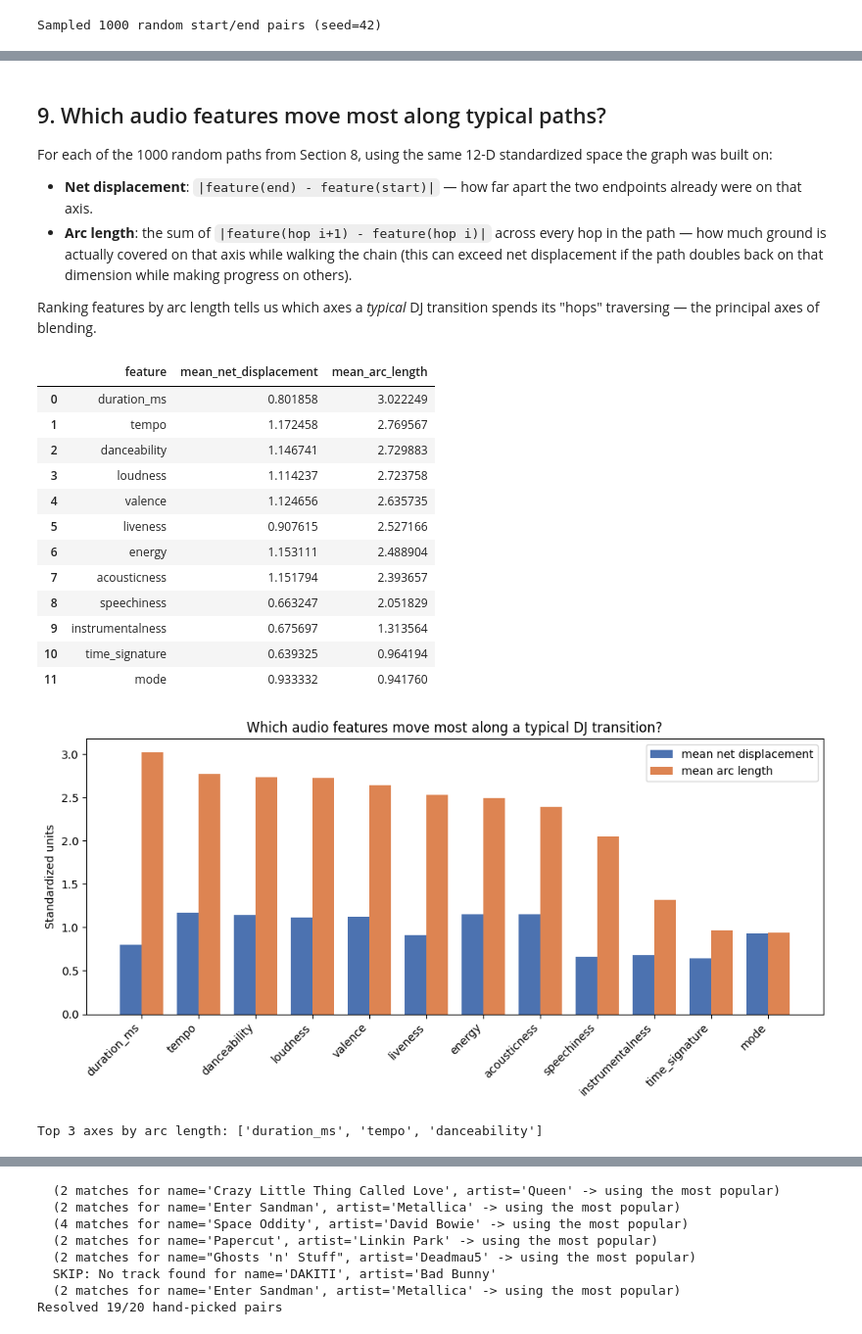
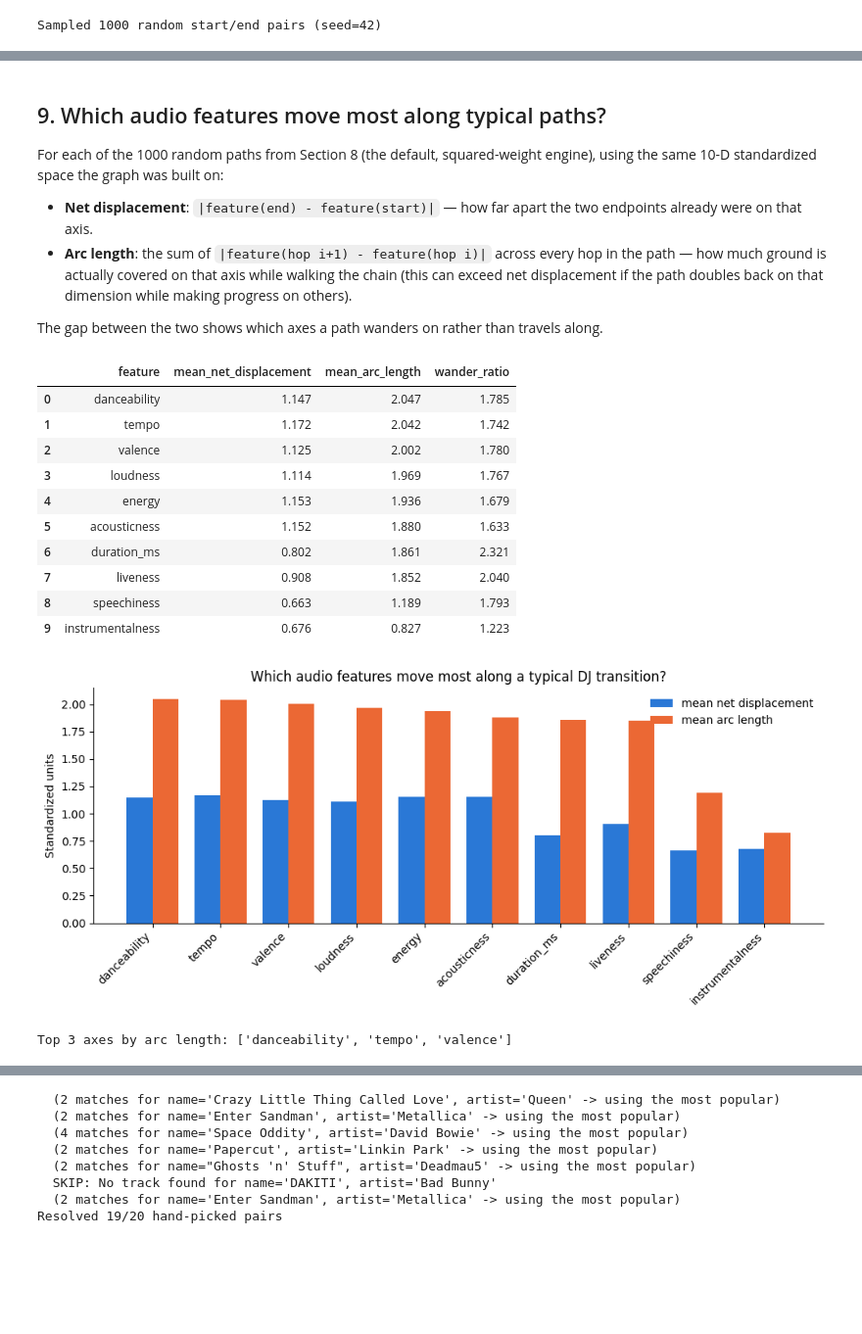
Before and after one commit to Jayesh-980/PRML-Project-, a Jupyter notebook: dj_engine.ipynb, the cells around one changed output, grey strips where cells are left out. Shown at 98% size. Cells and saved outputs as stored; diff of their text form; code cells hidden in the pictures; blank space fills up the shorter version.

```diff
--- a/dj_engine.ipynb
+++ b/dj_engine.ipynb
@@ -343,8 +402,8 @@ test2_start = get_song_id("Nancy Mulligan", "Ed Sheeran")
 test2_end = get_song_id("New Man", "Ed Sheeran")
 
 test2_path_ids, test2_path_df, test2_weight = find_transition(
-    test2_start, test2_end, knn_graph, id_to_idx, idx_to_id, tracks
+    test2_start, test2_end, DJ_GRAPH, id_to_idx, idx_to_id, tracks
 )
-display_path(test2_path_df, "Test 2: Ed Sheeran - Nancy Mulligan  -->  Ed Sheeran - New Man", test2_weight)
+display_path(test2_path_df, "Test 2: Ed Sheeran - Nancy Mulligan  -->  Ed Sheeran - New Man")
 # %% [output]
 === Test 2: Ed Sheeran - Nancy Mulligan  -->  Ed Sheeran - New Man ===
@@ -359,8 +418,8 @@ test3_start = get_song_id("Hello, Goodbye", "Beatles")
 test3_end = get_song_id("Levitating", "Dua Lipa")
 
 test3_path_ids, test3_path_df, test3_weight = find_transition(
-    test3_start, test3_end, knn_graph, id_to_idx, idx_to_id, tracks
+    test3_start, test3_end, DJ_GRAPH, id_to_idx, idx_to_id, tracks
 )
-display_path(test3_path_df, "Test 3: The Beatles - Hello, Goodbye (1967)  -->  Dua Lipa - Levitating (2020)", test3_weight)
+display_path(test3_path_df, "Test 3: The Beatles - Hello, Goodbye (1967)  -->  Dua Lipa - Levitating (2020)")
 # %% [output]
 === Test 3: The Beatles - Hello, Goodbye (1967)  -->  Dua Lipa - Levitating (2020) ===
@@ -400,0 +436,4 @@ distributions.
+# %%
+for name, ids in [("Test 1", test1_path_ids), ("Test 2", test2_path_ids), ("Test 3", test3_path_ids)]:
+    steps = path_steps(ids)
+    print(f"{name}: {len(ids) - 1:2d} hops | largest step {steps.max():.3f} | total distance {steps.sum():.3f}")
@@ -482,8 +633,8 @@ Total weight: mean=11.373  median=12.517  min=1.206  max=29.847
 # %% [markdown]
 ## 9. Which audio features move most along typical paths?
 
-For each of the 1000 random paths from Section 8, using the same 12-D standardized
-space the graph was built on:
+For each of the 1000 random paths from Section 8 (the default, squared-weight engine), using
+the same 10-D standardized space the graph was built on:
 
 - **Net displacement**: `|feature(end) - feature(start)|` — how far apart the two
   endpoints already were on that axis.
@@ -492,60 +643,59 @@ space the graph was built on:
   (this can exceed net displacement if the path doubles back on that dimension while
   making progress on others).
 
-Ranking features by arc length tells us which axes a *typical* DJ transition spends its
-"hops" traversing — the principal axes of blending.
+The gap between the two shows which axes a path wanders on rather than travels along.
 # %%
-feature_net_disp = np.zeros(len(AUDIO_FEATURES))
-feature_arc_length = np.zeros(len(AUDIO_FEATURES))
+feature_net_disp = np.zeros(len(GRAPH_FEATURES))
+feature_arc_length = np.zeros(len(GRAPH_FEATURES))
 
-for r in random_path_results:
-    feats = X_scaled[r["path_idx"]]  # (hop_count + 1, 12), standardized units
+for path_idx in random_paths:
+    feats = X_graph[path_idx]  # (hop_count + 1, 10), standardized units
     feature_net_disp += np.abs(feats[-1] - feats[0])
     feature_arc_length += np.abs(np.diff(feats, axis=0)).sum(axis=0)
 
-n_paths = len(random_path_results)
+n_paths = len(random_paths)
 feature_net_disp /= n_paths
 feature_arc_length /= n_paths
 
 feature_stats = pd.DataFrame({
-    "feature": AUDIO_FEATURES,
+    "feature": GRAPH_FEATURES,
     "mean_net_displacement": feature_net_disp,
     "mean_arc_length": feature_arc_length,
+    "wander_ratio": feature_arc_length / feature_net_disp,
 }).sort_values("mean_arc_length", ascending=False).reset_index(drop=True)
 
-display(feature_stats)
+display(feature_stats.round(3))
 # %% [output]
-|  | feature | mean_net_displacement | mean_arc_length |
-| 0 | duration_ms | 0.801858 | 3.022249 |
-| 1 | tempo | 1.172458 | 2.769567 |
-| 2 | danceability | 1.146741 | 2.729883 |
-| 3 | loudness | 1.114237 | 2.723758 |
-| 4 | valence | 1.124656 | 2.635735 |
-| 5 | liveness | 0.907615 | 2.527166 |
-| 6 | energy | 1.153111 | 2.488904 |
-| 7 | acousticness | 1.151794 | 2.393657 |
-| 8 | speechiness | 0.663247 | 2.051829 |
-| 9 | instrumentalness | 0.675697 | 1.313564 |
-| 10 | time_signature | 0.639325 | 0.964194 |
-| 11 | mode | 0.933332 | 0.941760 |
+|  | feature | mean_net_displacement | mean_arc_length | wander_ratio |
+| 0 | danceability | 1.147 | 2.047 | 1.785 |
+| 1 | tempo | 1.172 | 2.042 | 1.742 |
+| 2 | valence | 1.125 | 2.002 | 1.780 |
+| 3 | loudness | 1.114 | 1.969 | 1.767 |
+| 4 | energy | 1.153 | 1.936 | 1.679 |
+| 5 | acousticness | 1.152 | 1.880 | 1.633 |
+| 6 | duration_ms | 0.802 | 1.861 | 2.321 |
+| 7 | liveness | 0.908 | 1.852 | 2.040 |
+| 8 | speechiness | 0.663 | 1.189 | 1.793 |
+| 9 | instrumentalness | 0.676 | 0.827 | 1.223 |
 # %%
-fig, ax = plt.subplots(figsize=(10, 5))
+fig, ax = plt.subplots(figsize=(10, 4.5))
 x = np.arange(len(feature_stats))
 width = 0.38
 
-ax.bar(x - width/2, feature_stats["mean_net_displacement"], width, label="mean net displacement", color="#4C72B0")
-ax.bar(x + width/2, feature_stats["mean_arc_length"], width, label="mean arc length", color="#DD8452")
+ax.bar(x - width/2, feature_stats["mean_net_displacement"], width, label="mean net displacement", color="#2a78d6")
+ax.bar(x + width/2, feature_stats["mean_arc_length"], width, label="mean arc length", color="#eb6834")
 
 ax.set_xticks(x)
 ax.set_xticklabels(feature_stats["feature"], rotation=45, ha="right")
 ax.set_ylabel("Standardized units")
 ax.set_title("Which audio features move most along a typical DJ transition?")
-ax.legend()
+ax.spines[["top", "right"]].set_visible(False)
+ax.legend(frameon=False)
 plt.tight_layout()
 plt.show()
 
 top3 = feature_stats.head(3)["feature"].tolist()
 print(f"Top 3 axes by arc length: {top3}")
 # %% [output]
-[figure, old version]
+[figure, new version]
-Top 3 axes by arc length: ['duration_ms', 'tempo', 'danceability']
+Top 3 axes by arc length: ['danceability', 'tempo', 'valence']
```
Also changed, not shown: parts of 39 cells of this notebook, 28 other files.
